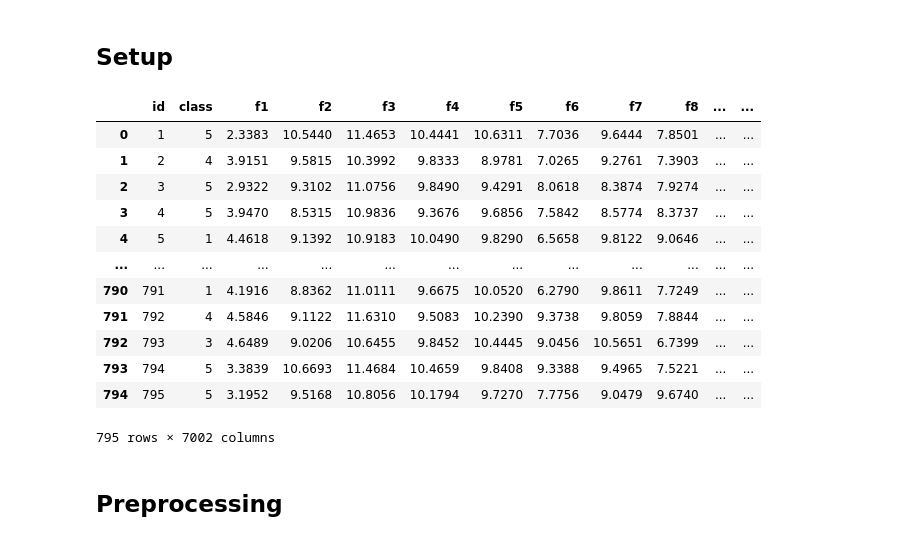
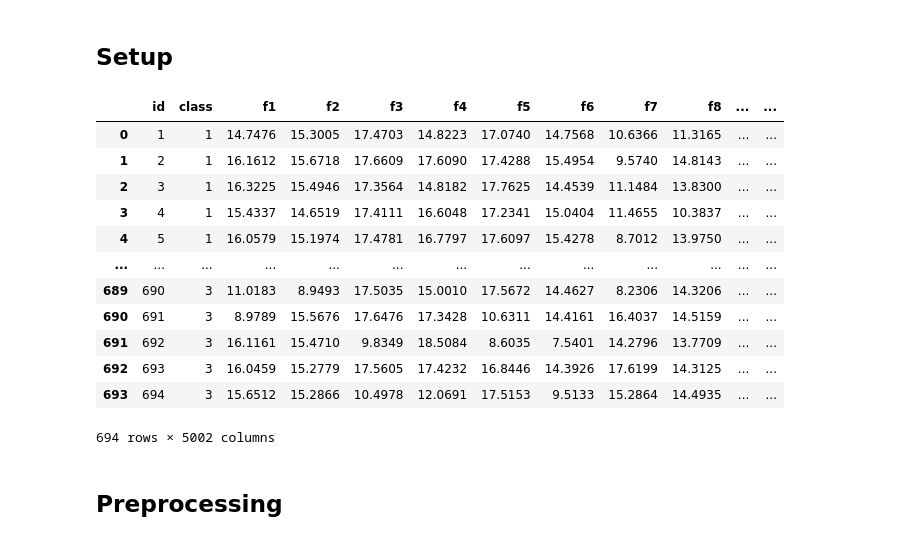
Before and after one commit to 4llu/data-mining-course, a Jupyter notebook: msdata.ipynb, the cells around one changed output. Drawn from its saved outputs; the diff is of its cells as text; code cells hidden in the pictures.

Commit message:
Emma's msdata

```diff
--- a/msdata.ipynb
+++ b/msdata.ipynb
@@ -34,20 +64,20 @@ from sklearn.preprocessing import StandardScaler
 # %%
-df = pd.read_csv("./data/genedata.csv", header = 0)
+df = pd.read_csv("./data/msdata.csv", header = 0)
 df
 # %% [output]
 |  | id | class | f1 | f2 | f3 | f4 | f5 | f6 | f7 | f8 | ... | ... |
-| 0 | 1 | 5 | 2.3383 | 10.5440 | 11.4653 | 10.4441 | 10.6311 | 7.7036 | 9.6444 | 7.8501 | ... | ... |
-| 1 | 2 | 4 | 3.9151 | 9.5815 | 10.3992 | 9.8333 | 8.9781 | 7.0265 | 9.2761 | 7.3903 | ... | ... |
-| 2 | 3 | 5 | 2.9322 | 9.3102 | 11.0756 | 9.8490 | 9.4291 | 8.0618 | 8.3874 | 7.9274 | ... | ... |
-| 3 | 4 | 5 | 3.9470 | 8.5315 | 10.9836 | 9.3676 | 9.6856 | 7.5842 | 8.5774 | 8.3737 | ... | ... |
-| 4 | 5 | 1 | 4.4618 | 9.1392 | 10.9183 | 10.0490 | 9.8290 | 6.5658 | 9.8122 | 9.0646 | ... | ... |
+| 0 | 1 | 1 | 14.7476 | 15.3005 | 17.4703 | 14.8223 | 17.0740 | 14.7568 | 10.6366 | 11.3165 | ... | ... |
+| 1 | 2 | 1 | 16.1612 | 15.6718 | 17.6609 | 17.6090 | 17.4288 | 15.4954 | 9.5740 | 14.8143 | ... | ... |
+| 2 | 3 | 1 | 16.3225 | 15.4946 | 17.3564 | 14.8182 | 17.7625 | 14.4539 | 11.1484 | 13.8300 | ... | ... |
+| 3 | 4 | 1 | 15.4337 | 14.6519 | 17.4111 | 16.6048 | 17.2341 | 15.0404 | 11.4655 | 10.3837 | ... | ... |
+| 4 | 5 | 1 | 16.0579 | 15.1974 | 17.4781 | 16.7797 | 17.6097 | 15.4278 | 8.7012 | 13.9750 | ... | ... |
 | ... | ... | ... | ... | ... | ... | ... | ... | ... | ... | ... | ... | ... |
-| 790 | 791 | 1 | 4.1916 | 8.8362 | 11.0111 | 9.6675 | 10.0520 | 6.2790 | 9.8611 | 7.7249 | ... | ... |
-| 791 | 792 | 4 | 4.5846 | 9.1122 | 11.6310 | 9.5083 | 10.2390 | 9.3738 | 9.8059 | 7.8844 | ... | ... |
-| 792 | 793 | 3 | 4.6489 | 9.0206 | 10.6455 | 9.8452 | 10.4445 | 9.0456 | 10.5651 | 6.7399 | ... | ... |
-| 793 | 794 | 5 | 3.3839 | 10.6693 | 11.4684 | 10.4659 | 9.8408 | 9.3388 | 9.4965 | 7.5221 | ... | ... |
-| 794 | 795 | 5 | 3.1952 | 9.5168 | 10.8056 | 10.1794 | 9.7270 | 7.7756 | 9.0479 | 9.6740 | ... | ... |
+| 689 | 690 | 3 | 11.0183 | 8.9493 | 17.5035 | 15.0010 | 17.5672 | 14.4627 | 8.2306 | 14.3206 | ... | ... |
+| 690 | 691 | 3 | 8.9789 | 15.5676 | 17.6476 | 17.3428 | 10.6311 | 14.4161 | 16.4037 | 14.5159 | ... | ... |
+| 691 | 692 | 3 | 16.1161 | 15.4710 | 9.8349 | 18.5084 | 8.6035 | 7.5401 | 14.2796 | 13.7709 | ... | ... |
+| 692 | 693 | 3 | 16.0459 | 15.2779 | 17.5605 | 17.4232 | 16.8446 | 14.3926 | 17.6199 | 14.3125 | ... | ... |
+| 693 | 694 | 3 | 15.6512 | 15.2866 | 10.4978 | 12.0691 | 17.5153 | 9.5133 | 15.2864 | 14.4935 | ... | ... |
-795 rows × 7002 columns
+694 rows × 5002 columns
 # %%
 labels_true = df["class"].to_numpy()
 data = df.iloc[:, 2:].to_numpy()
```
Also changed, not shown: parts of 21 cells of this notebook.
